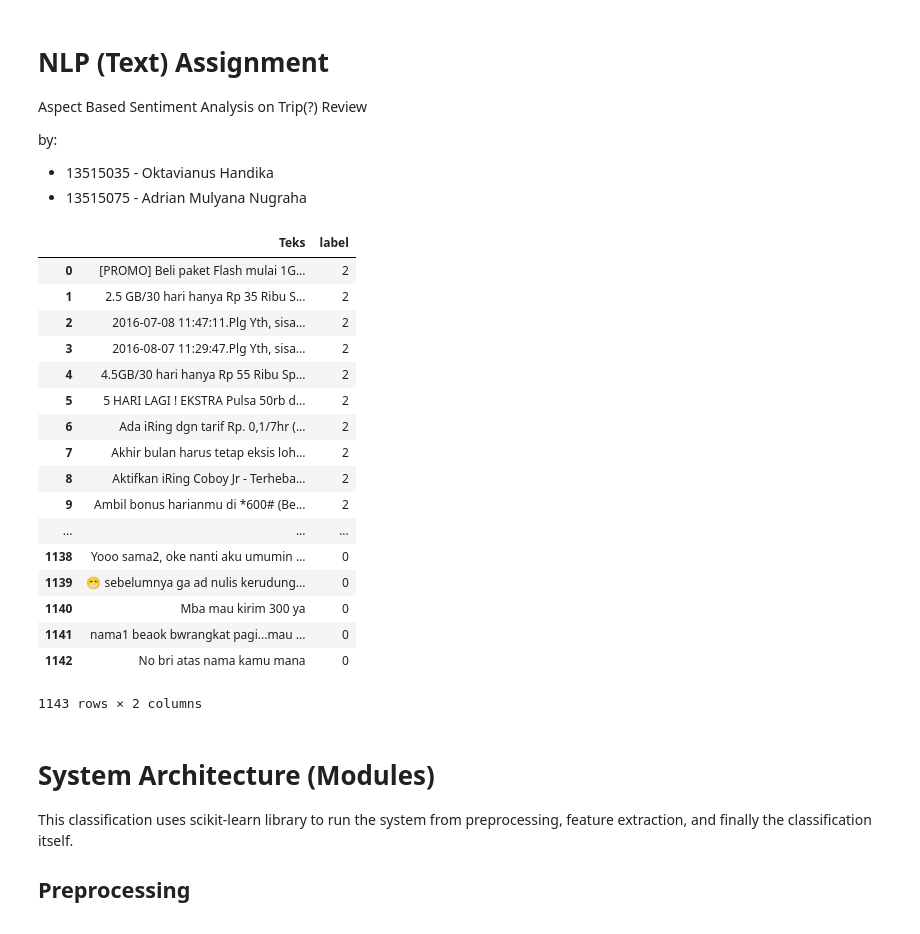
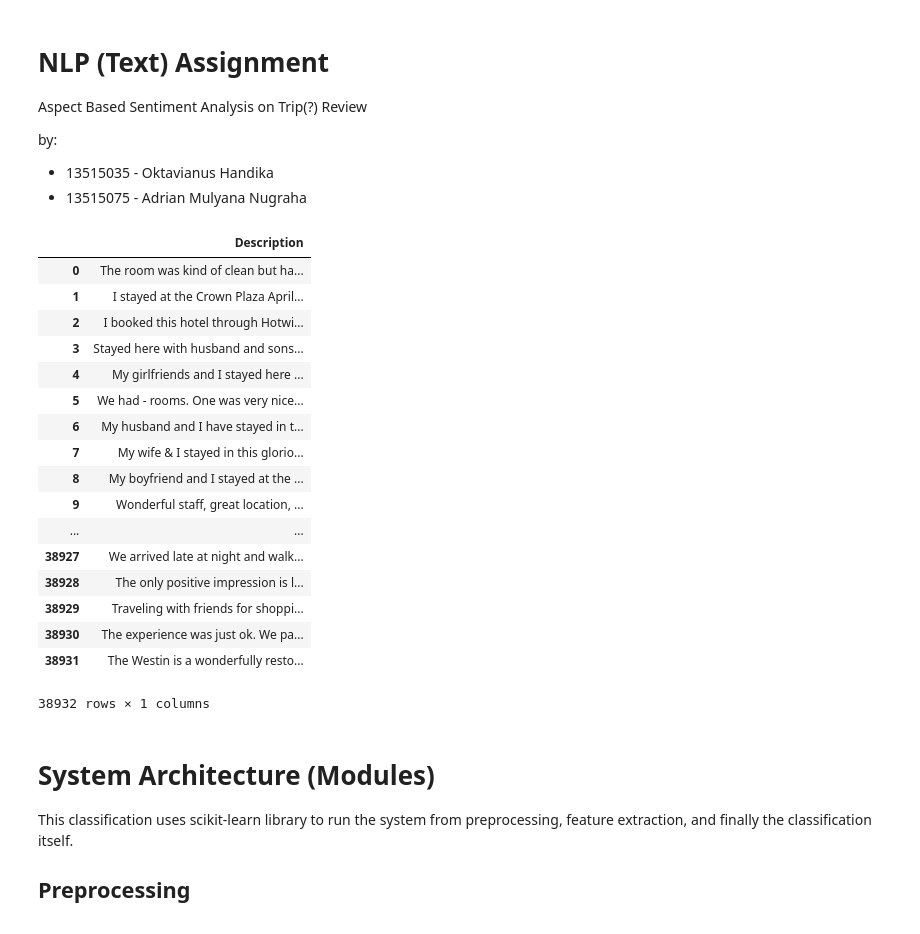
Before and after one commit to handikao29/IF4072-Tubes-NLPText, a Jupyter notebook: Notebook.ipynb, the cells around one changed output. Drawn from its saved outputs; the diff is of its cells as text; code cells hidden in the pictures.

Commit message:
Added dataset

```diff
--- a/Notebook.ipynb
+++ b/Notebook.ipynb
@@ -9,32 +9,32 @@ by:
 # %%
 from __future__ import division
 import numpy as np
 import matplotlib.pyplot as plt
 import time
 import pandas as pd
 
 #Read the train dataset from csv file
-train = pd.read_csv("dataset_sms_spam_v1.csv")
+train = pd.read_csv("train.csv", usecols=['Description'])
 train
 # %% [output]
-|  | Teks | label |
-| 0 | [PROMO] Beli paket Flash mulai 1G... | 2 |
-| 1 | 2.5 GB/30 hari hanya Rp 35 Ribu S... | 2 |
-| 2 | 2016-07-08 11:47:11.Plg Yth, sisa... | 2 |
-| 3 | 2016-08-07 11:29:47.Plg Yth, sisa... | 2 |
-| 4 | 4.5GB/30 hari hanya Rp 55 Ribu Sp... | 2 |
-| 5 | 5 HARI LAGI ! EKSTRA Pulsa 50rb d... | 2 |
-| 6 | Ada iRing dgn tarif Rp. 0,1/7hr (... | 2 |
-| 7 | Akhir bulan harus tetap eksis loh... | 2 |
-| 8 | Aktifkan iRing Coboy Jr - Terheba... | 2 |
-| 9 | Ambil bonus harianmu di *600# (Be... | 2 |
-| ... | ... | ... |
-| 1138 | Yooo sama2, oke nanti aku umumin ... | 0 |
-| 1139 | 😁 sebelumnya ga ad nulis kerudung... | 0 |
-| 1140 | Mba mau kirim 300 ya | 0 |
-| 1141 | nama1 beaok bwrangkat pagi...mau ... | 0 |
-| 1142 | No bri atas nama kamu mana | 0 |
+|  | Description |
+| 0 | The room was kind of clean but ha... |
+| 1 | I stayed at the Crown Plaza April... |
+| 2 | I booked this hotel through Hotwi... |
+| 3 | Stayed here with husband and sons... |
+| 4 | My girlfriends and I stayed here ... |
+| 5 | We had - rooms. One was very nice... |
+| 6 | My husband and I have stayed in t... |
+| 7 | My wife & I stayed in this glorio... |
+| 8 | My boyfriend and I stayed at the ... |
+| 9 | Wonderful staff, great location, ... |
+| ... | ... |
+| 38927 | We arrived late at night and walk... |
+| 38928 | The only positive impression is l... |
+| 38929 | Traveling with friends for shoppi... |
+| 38930 | The experience was just ok. We pa... |
+| 38931 | The Westin is a wonderfully resto... |
-1143 rows × 2 columns
+38932 rows × 1 columns
 # %% [markdown]
 # System Architecture (Modules)
 
```
Also changed, not shown: 2 other files.
